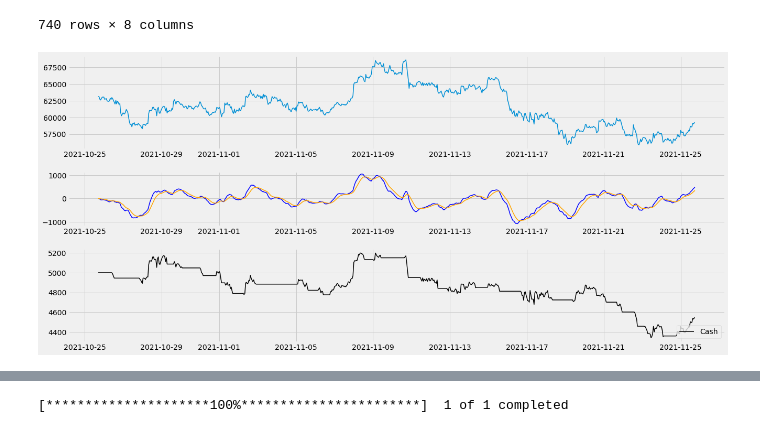
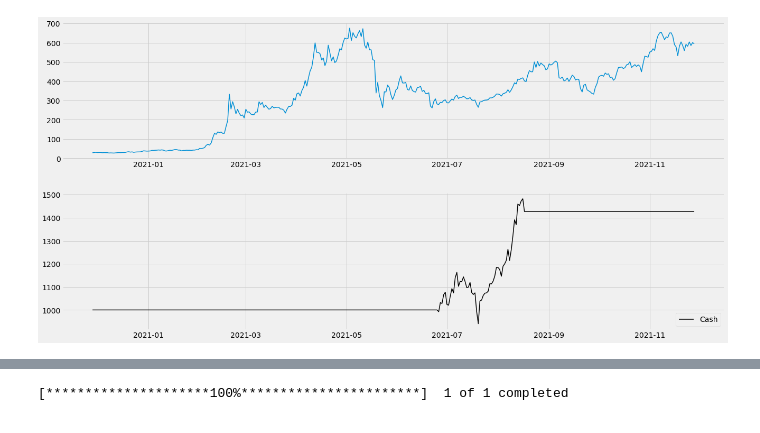
Before and after one commit to metalun4/Backtests, a Jupyter notebook: Backtest.ipynb, the cells around one changed output, grey strips where cells are left out. Cells and saved outputs as stored; diff of their text form; code cells hidden in the pictures.

```diff
--- a/Backtest.ipynb
+++ b/Backtest.ipynb
@@ -7,0 +5,2 @@ btc = Macd(5000, 0, "BTC-USD", "1mo", "1h", fast=15, slow=30, smooth=10)
+# %%
+btc = Wtlb(1000, 0, "BNB-USD", "1y", "1d", clength=10, alength=21)
@@ -8,3 +30,3 @@ btc = Macd(5000, 0, "BTC-USD", "1mo", "1h", fast=15, slow=30, smooth=10)
 # %%
-btc.mcdata
+btc.plot_wtlb()
 # %% [output]
@@ -23,8 +33,4 @@ btc.mcdata
-740 rows × 8 columns
+[figure, added]
-# %%
-btc.plot_macd()
-# %% [output]
-[figure, removed]
 # %%
 btc.portfolio
 # %% [output]
```
Also changed, not shown: parts of 10 cells of this notebook, 2 other files.
